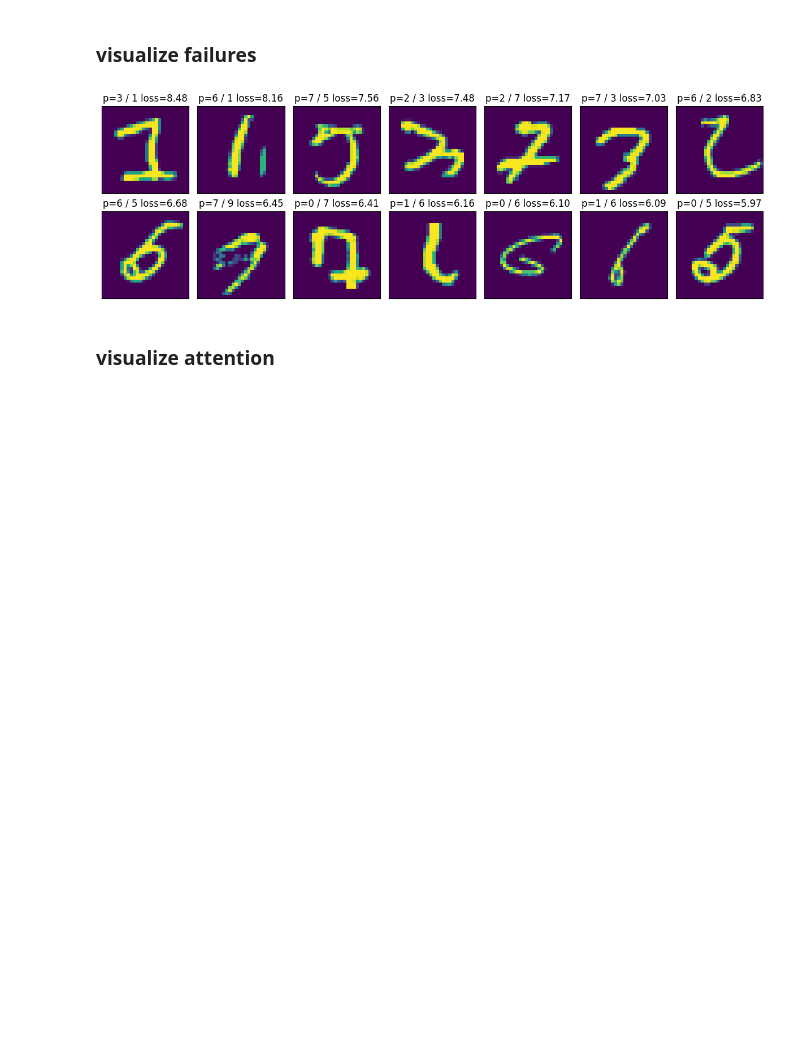
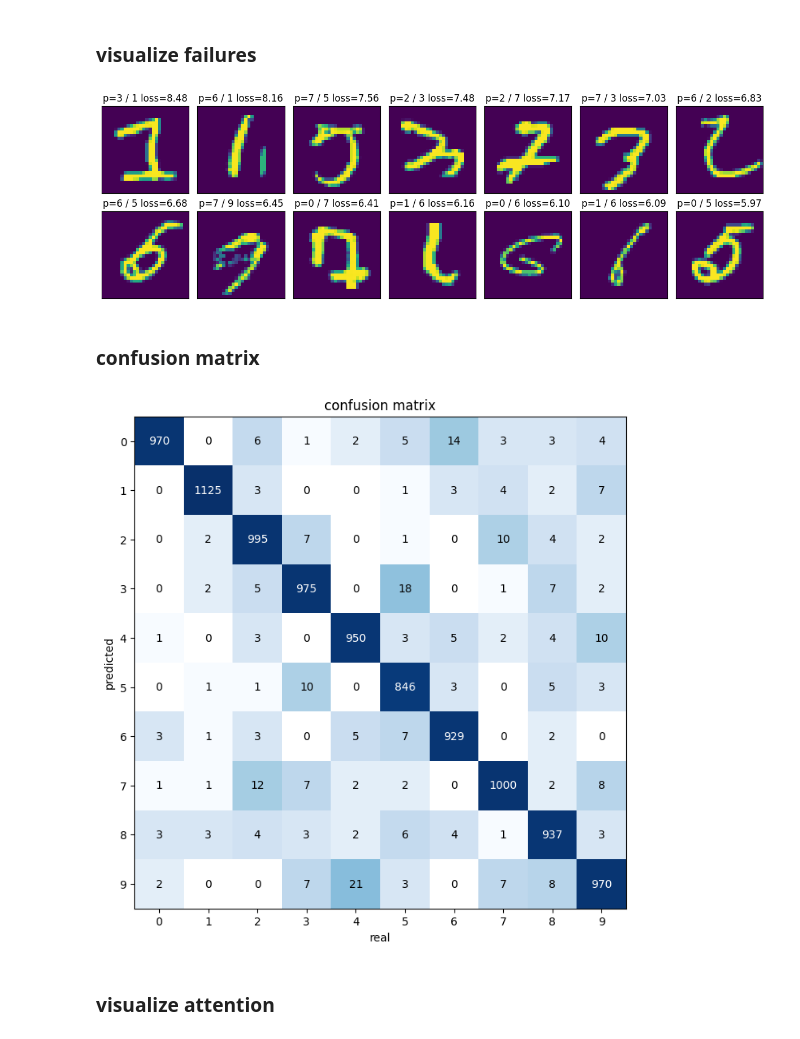
Before and after one commit to peluche/ViT, a Jupyter notebook: vit.ipynb, the cells around one changed output. Cells and saved outputs as stored; diff of their text form; code cells hidden in the pictures; blank space fills up the shorter version.

Commit message:
confusion matrix

```diff
--- a/vit.ipynb
+++ b/vit.ipynb
@@ -369,6 +370,48 @@ misslabeled_imgs, wrong_labels, real_labels, losses = sorted_failing(model)
 plot_failing(misslabeled_imgs[:14], wrong_labels[:14], real_labels[:14])
 # %% [output]
 [figure]
+# %% [markdown]
+### confusion matrix
+# %%
+@torch.no_grad()
+def label_all(model, ds=data_test):
+    model.eval()
+    predicted_labels = []
+    real_labels = []
+    for x, y in ds:
+        x, y = x.to(device), y.to(device)
+        out = model(x).argmax(-1)
+        predicted_labels.append(out)
+        real_labels.append(y)
+    return torch.cat(predicted_labels), torch.cat(real_labels)
+
+def to_confusion_matrix(predicted_labels, real_labels):
+    confusion_matrix = torch.zeros((10, 10), dtype=torch.int32)
+    for p, r in zip(predicted_labels, real_labels):
+        confusion_matrix[p, r] += 1
+    return confusion_matrix
+
+def plot_confusion_matrix(confusion_matrix, figsize=(10, 8)):
+    num_classes = confusion_matrix.shape[0]
+    plt.figure(figsize=figsize)
+    plt.imshow(confusion_matrix, interpolation='nearest', cmap='Blues', norm=colors.LogNorm())
+    for i in range(num_classes):
+        for j in range(num_classes):
+            plt.text(j, i, int(confusion_matrix[i, j]),
+                    ha="center", va="center",
+                    color="white" if confusion_matrix[i, j] > confusion_matrix.max() / 2. else "black")
+    plt.title('confusion matrix')
+    plt.ylabel('predicted')
+    plt.xlabel('real')
+    plt.xticks(np.arange(num_classes))
+    plt.yticks(np.arange(num_classes))
+    plt.show()
+
+predicted_labels, real_labels = label_all(model)
+confusion_matrix = to_confusion_matrix(predicted_labels, real_labels)
+plot_confusion_matrix(confusion_matrix)
+# %% [output]
+[figure, added]
 # %% [markdown]
 ### visualize attention
 # %%
```
Also changed, not shown: parts of 1 cell of this notebook.
